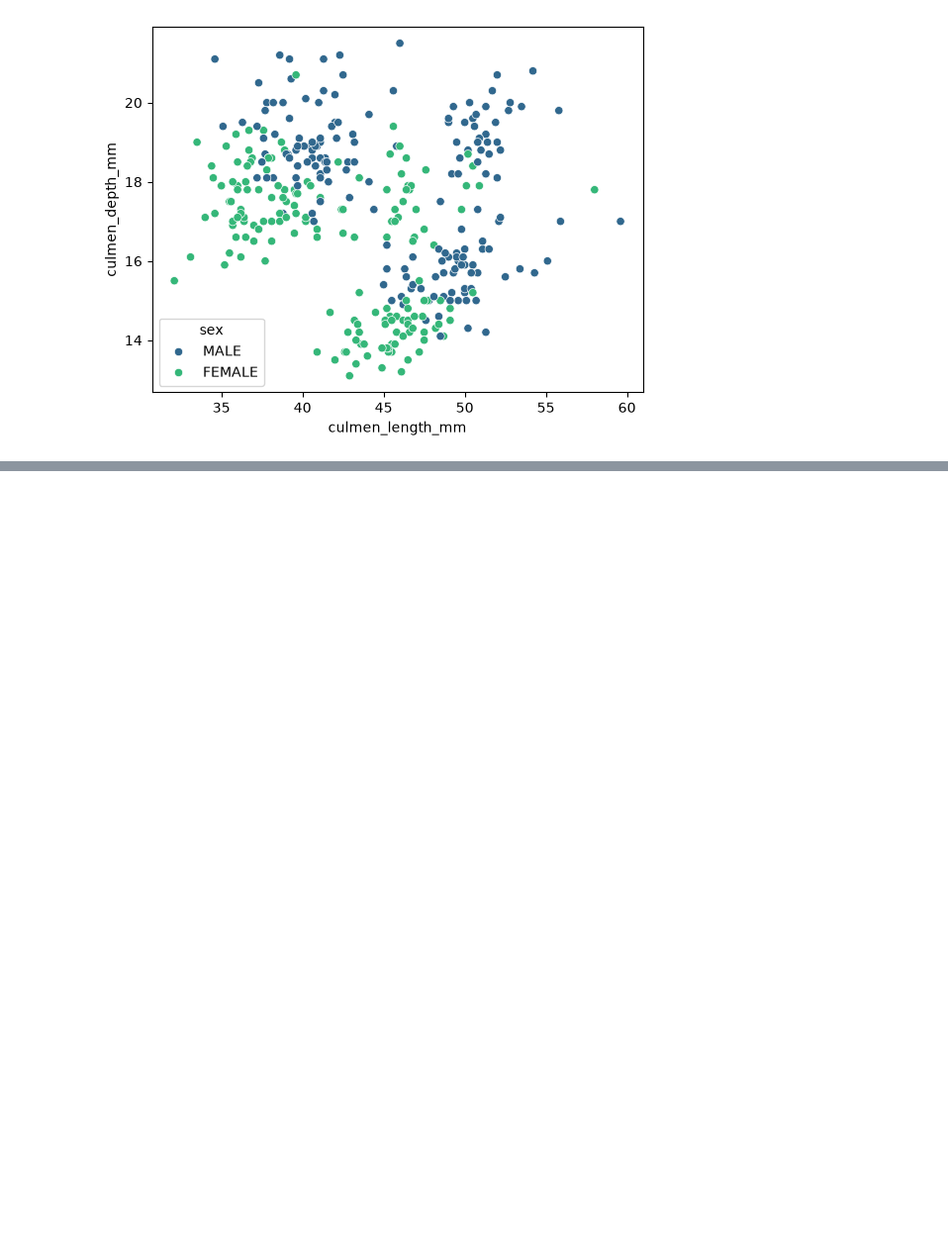
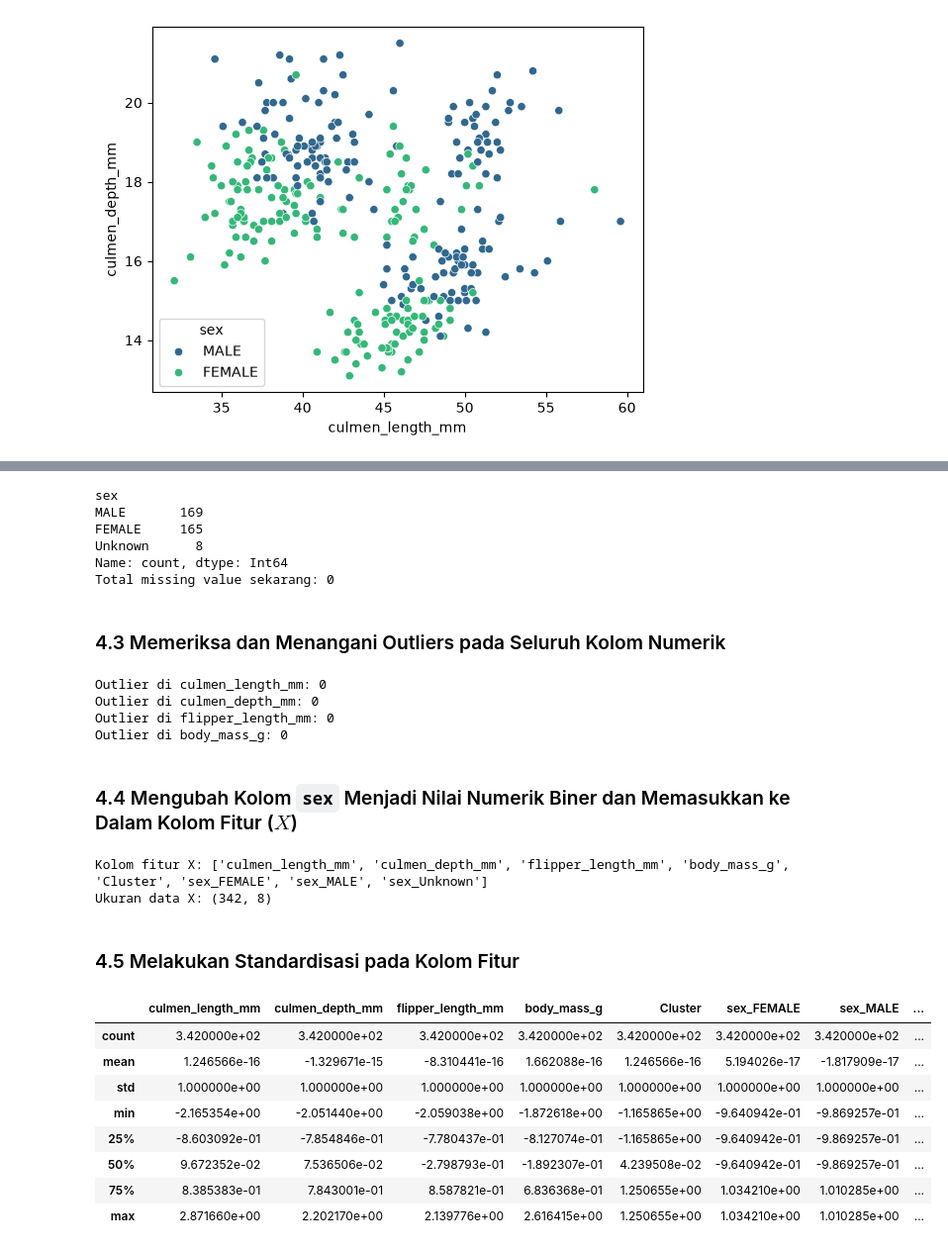
Before and after one commit to raplhy/Bootcamp-UBIG, a Jupyter notebook: Tugas15/Raw_Analysis.ipynb, the cells around one changed output, grey strips where cells are left out. Shown at 99% size. Cells and saved outputs as stored; diff of their text form; code cells hidden in the pictures; blank space fills up the shorter version.

```diff
--- a/Tugas15/Raw_Analysis.ipynb
+++ b/Tugas15/Raw_Analysis.ipynb
@@ -752,0 +264,5 @@ Berdasarkan rangkaian eksplorasi data, prapemrosesan, hingga pemodelan yang tela
+# %%
+df = df.dropna(how='all').drop_duplicates().reset_index(drop=True)
+
+print("Sisa missing value:", df.isnull().sum().sum())
+print("Sisa duplikat:", df.duplicated().sum())
@@ -752,0 +274,66 @@ Berdasarkan rangkaian eksplorasi data, prapemrosesan, hingga pemodelan yang tela
+# %%
+df['sex'] = df['sex'].str.strip().replace('.', np.nan)
+df['sex'] = df['sex'].fillna('Unknown')
+
+print(df['sex'].value_counts())
+print("Total missing value sekarang:", df.isnull().sum().sum())
+# %% [output]
+sex
+MALE       169
+FEMALE     165
+Unknown      8
+Name: count, dtype: Int64
+Total missing value sekarang: 0
+# %% [markdown]
+### 4.3 Memeriksa dan Menangani Outliers pada Seluruh Kolom Numerik
+# %%
+kolom_numerik = ['culmen_length_mm', 'culmen_depth_mm', 'flipper_length_mm', 'body_mass_g']
+
+for col in kolom_numerik:
+    Q1 = df[col].quantile(0.25)
+    Q3 = df[col].quantile(0.75)
+    IQR = Q3 - Q1
+
+    batas_bawah = Q1 - 1.5 * IQR
+    batas_atas = Q3 + 1.5 * IQR
+
+    mask_outlier = (df[col] < batas_bawah) | (df[col] > batas_atas)
+    print(f"Outlier di {col}: {mask_outlier.sum()}")
+
+    if mask_outlier.sum() > 0:
+        df.loc[mask_outlier, col] = df[col].median()
+# %% [output]
+Outlier di culmen_length_mm: 0
+Outlier di culmen_depth_mm: 0
+Outlier di flipper_length_mm: 0
+Outlier di body_mass_g: 0
+# %% [markdown]
+### 4.4 Mengubah Kolom `sex` Menjadi Nilai Numerik Biner dan Memasukkan ke Dalam Kolom Fitur ($X$)
+# %%
+X = pd.get_dummies(df, columns=['sex'], dtype=int)
+
+print("Kolom fitur X:", list(X.columns))
+print("Ukuran data X:", X.shape)
+# %% [output]
+Kolom fitur X: ['culmen_length_mm', 'culmen_depth_mm', 'flipper_length_mm', 'body_mass_g', 'Cluster', 'sex_FEMALE', 'sex_MALE', 'sex_Unknown']
+Ukuran data X: (342, 8)
+# %% [markdown]
+### 4.5 Melakukan Standardisasi pada Kolom Fitur
+# %%
+mean_x = X.mean()
+std_x = X.std()
+
+X_scaled_df = (X - mean_x) / std_x
+scaled_data = X_scaled_df.values
+
+X_scaled_df.describe()
+# %% [output]
+|  | culmen_length_mm | culmen_depth_mm | flipper_length_mm | body_mass_g | Cluster | sex_FEMALE | sex_MALE | ... |
+| count | 3.420000e+02 | 3.420000e+02 | 3.420000e+02 | 3.420000e+02 | 3.420000e+02 | 3.420000e+02 | 3.420000e+02 | ... |
+| mean | 1.246566e-16 | -1.329671e-15 | -8.310441e-16 | 1.662088e-16 | 1.246566e-16 | 5.194026e-17 | -1.817909e-17 | ... |
+| std | 1.000000e+00 | 1.000000e+00 | 1.000000e+00 | 1.000000e+00 | 1.000000e+00 | 1.000000e+00 | 1.000000e+00 | ... |
+| min | -2.165354e+00 | -2.051440e+00 | -2.059038e+00 | -1.872618e+00 | -1.165865e+00 | -9.640942e-01 | -9.869257e-01 | ... |
+| 25% | -8.603092e-01 | -7.854846e-01 | -7.780437e-01 | -8.127074e-01 | -1.165865e+00 | -9.640942e-01 | -9.869257e-01 | ... |
+| 50% | 9.672352e-02 | 7.536506e-02 | -2.798793e-01 | -1.892307e-01 | 4.239508e-02 | -9.640942e-01 | -9.869257e-01 | ... |
+| 75% | 8.385383e-01 | 7.843001e-01 | 8.587821e-01 | 6.836368e-01 | 1.250655e+00 | 1.034210e+00 | 1.010285e+00 | ... |
+| max | 2.871660e+00 | 2.202170e+00 | 2.139776e+00 | 2.616415e+00 | 1.250655e+00 | 1.034210e+00 | 1.010285e+00 | ... |
```
Also changed, not shown: parts of 45 cells of this notebook, 2 other files.
